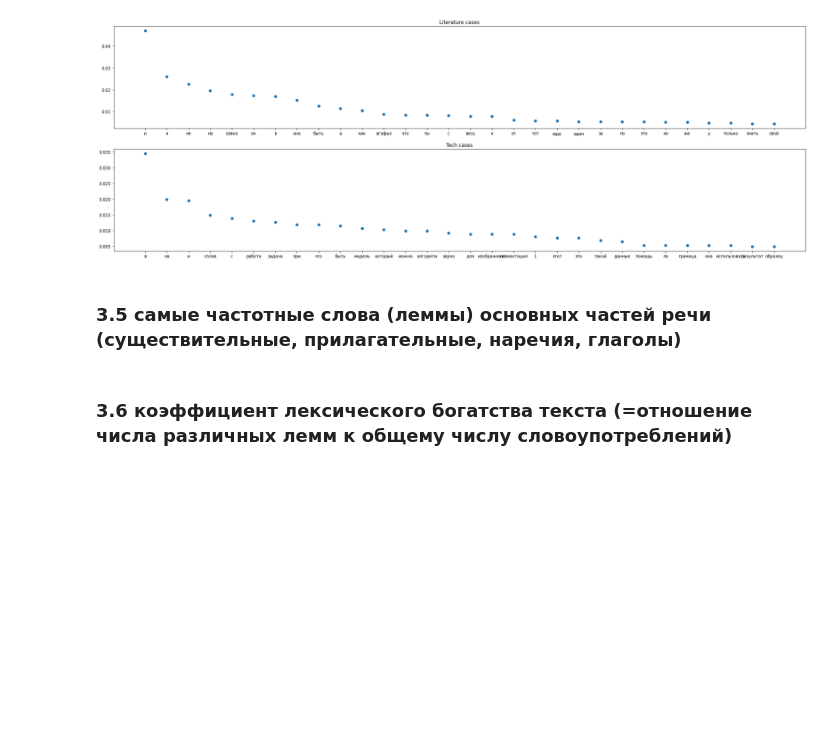
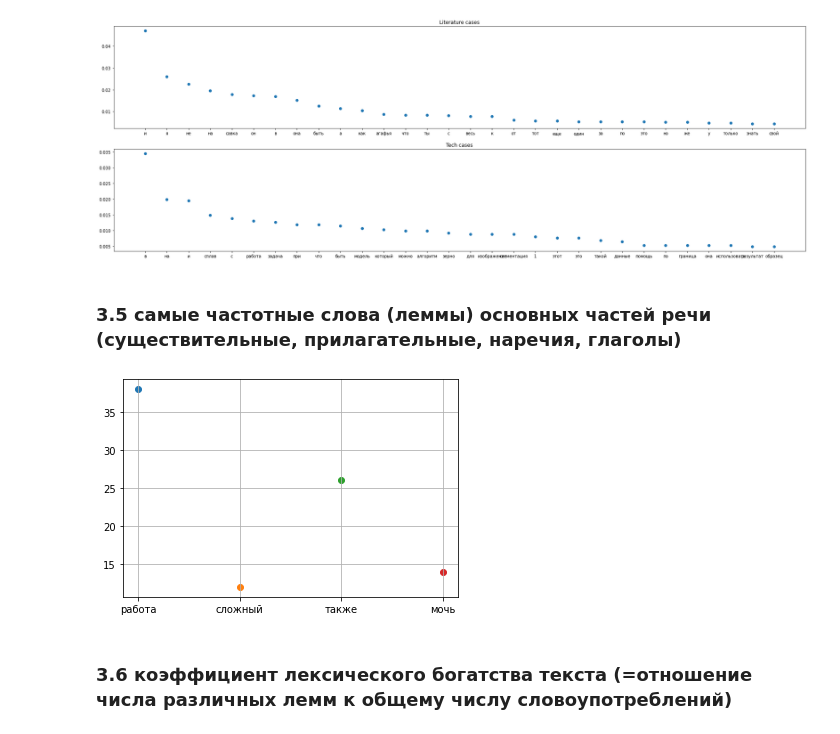
Before and after one commit to dkagramanyan/comp_ling, a Jupyter notebook: hw1/hw1.ipynb, the cells around one changed output. Drawn from its saved outputs; the diff is of its cells as text; code cells hidden in the pictures; blank space fills up the shorter version.

```diff
--- a/hw1/hw1.ipynb
+++ b/hw1/hw1.ipynb
@@ -367,6 +380,36 @@ plt.show()
 [figure]
 # %% [markdown]
 ### 3.5 самые частотные слова (леммы) основных частей речи (существительные, прилагательные, наречия, глаголы)
+# %%
+doc_e=doc_tech
+# doc=doc_litr
+
+poses=['NOUN','ADJ','ADV','VERB']
+
+xticks=[]
+
+for i,pos in enumerate(poses):
+    lemmas=[]
+    for token in doc_e.tokens:
+        # print(token)
+        lemma=token.__dict__.get('lemma')
+        token_pos=token.__dict__.get('pos')
+        # print(lemma)
+        if lemma is not None and token_pos==pos:
+            lemmas.append(lemma)
+
+    lemma_cnt=Counter(lemmas)
+    lemma_cnt={k: v for k, v in sorted(lemma_cnt.items(), key=lambda item: item[1],reverse=True)}
+
+    plt.scatter(i,list(lemma_cnt.values())[0])
+    xticks.append(list(lemma_cnt.keys())[1])
+
+# plt.title('Количество уникальных лемм в каждой части речи')
+plt.xticks(range(len(xticks)), xticks)
+plt.grid(True)
+plt.show()
+# %% [output]
+[figure, added]
 # %% [markdown]
 ### 3.6 коэффициент лексического богатства текста (=отношение числа различных лемм к общему числу словоупотреблений)
 # %%
```
Also changed, not shown: parts of 4 cells of this notebook.
